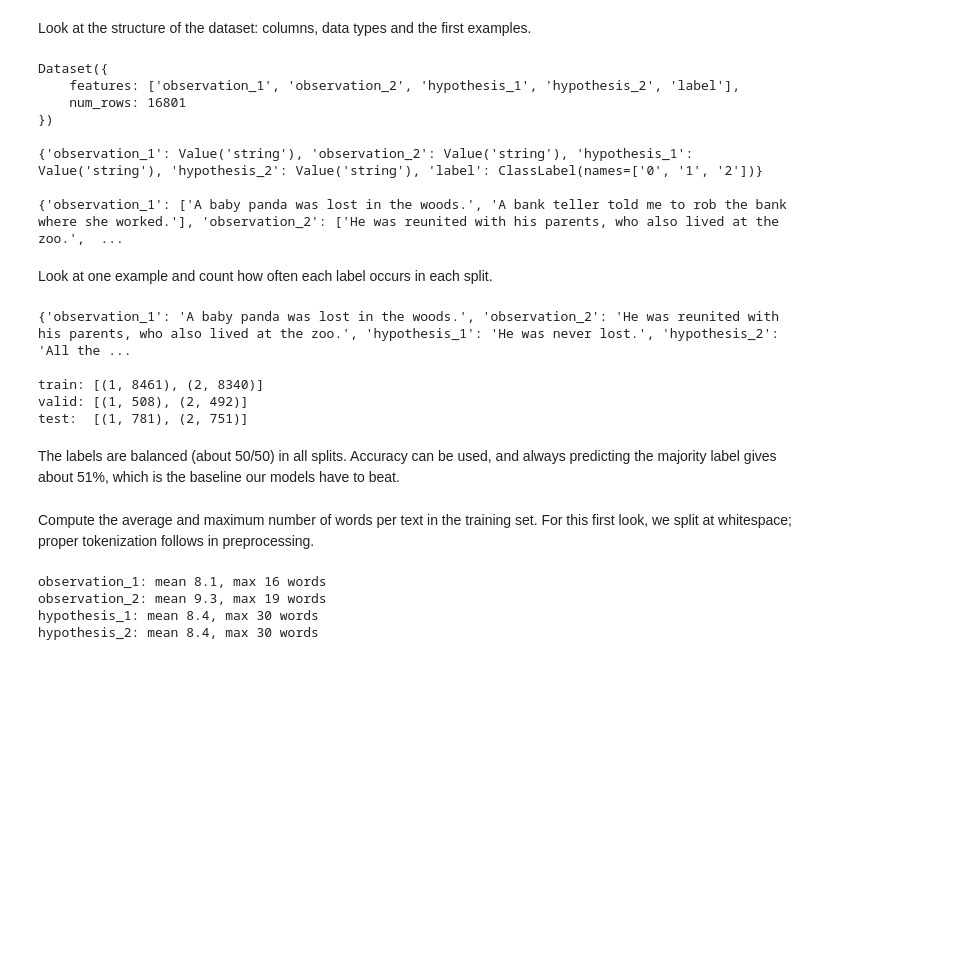
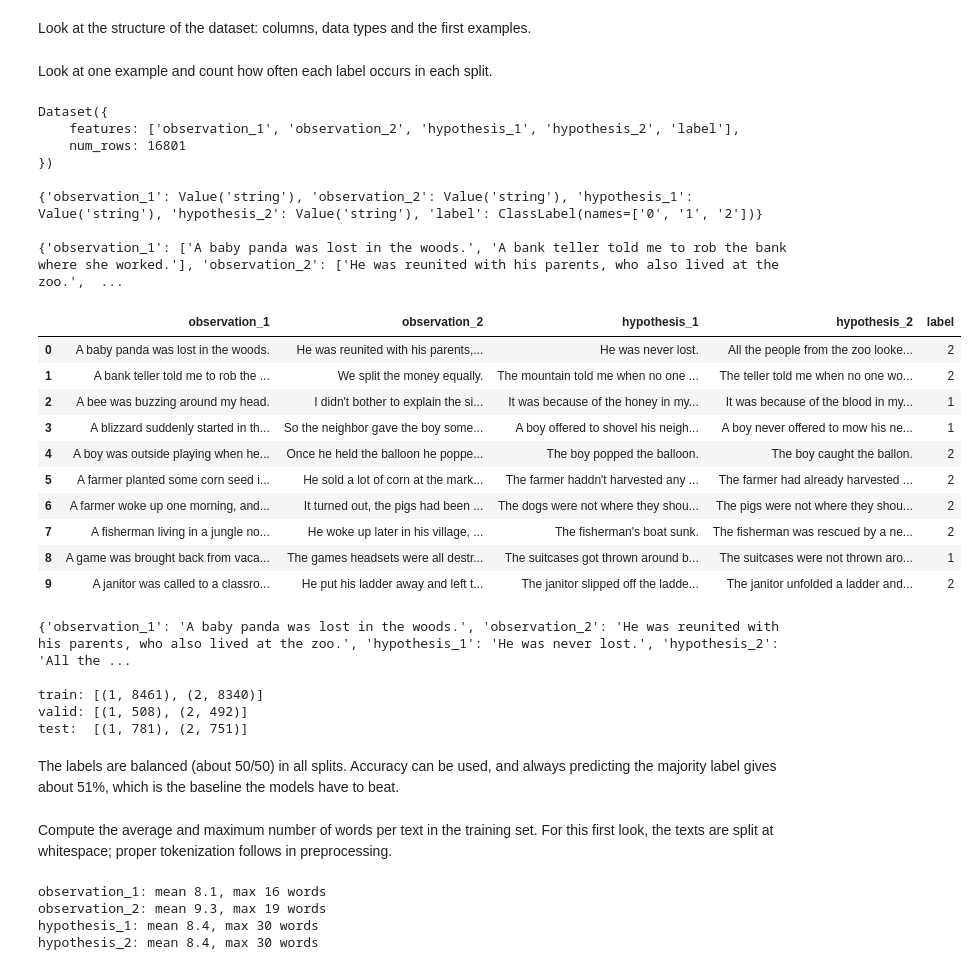
Before and after one commit to mariamicioni/nlp-project1-art, a Jupyter notebook: 01_data_exploration.ipynb, the cells around one changed output. Cells and saved outputs as stored; diff of their text form; code cells hidden in the pictures; blank space fills up the shorter version.

```diff
--- a/01_data_exploration.ipynb
+++ b/01_data_exploration.ipynb
@@ -15,23 +15,38 @@ print(len(train), len(valid), len(test))
 16801 1000 1532
 # %% [markdown]
 Look at the structure of the dataset: columns, data types and the first examples.
-# %%
-print(train)
-print()
-print(train.features)
-print()
-print(train[:2])
-# %% [output]
-Dataset({
-    features: ['observation_1', 'observation_2', 'hypothesis_1', 'hypothesis_2', 'label'],
-    num_rows: 16801
-})
-
-{'observation_1': Value('string'), 'observation_2': Value('string'), 'hypothesis_1': Value('string'), 'hypothesis_2': Value('string'), 'label': ClassLabel(names=['0', '1', '2'])}
-
-{'observation_1': ['A baby panda was lost in the woods.', 'A bank teller told me to rob the bank where she worked.'], 'observation_2': ['He was reunited with his parents, who also lived at the zoo.',  ...
 # %% [markdown]
 Look at one example and count how often each label occurs in each split.
+# %%
+print(train)
+print()
+print(train.features)
+print()
+print(train[:2])
+
+import pandas as pd
+pd.set_option('display.max_colwidth', None)
+train.to_pandas().head(10)
+# %% [output]
+Dataset({
+    features: ['observation_1', 'observation_2', 'hypothesis_1', 'hypothesis_2', 'label'],
+    num_rows: 16801
+})
+
+{'observation_1': Value('string'), 'observation_2': Value('string'), 'hypothesis_1': Value('string'), 'hypothesis_2': Value('string'), 'label': ClassLabel(names=['0', '1', '2'])}
+
+{'observation_1': ['A baby panda was lost in the woods.', 'A bank teller told me to rob the bank where she worked.'], 'observation_2': ['He was reunited with his parents, who also lived at the zoo.',  ...
+|  | observation_1 | observation_2 | hypothesis_1 | hypothesis_2 | label |
+| 0 | A baby panda was lost in the woods. | He was reunited with his parents,... | He was never lost. | All the people from the zoo looke... | 2 |
+| 1 | A bank teller told me to rob the ... | We split the money equally. | The mountain told me when no one ... | The teller told me when no one wo... | 2 |
+| 2 | A bee was buzzing around my head. | I didn't bother to explain the si... | It was because of the honey in my... | It was because of the blood in my... | 1 |
+| 3 | A blizzard suddenly started in th... | So the neighbor gave the boy some... | A boy offered to shovel his neigh... | A boy never offered to mow his ne... | 1 |
+| 4 | A boy was outside playing when he... | Once he held the balloon he poppe... | The boy popped the balloon. | The boy caught the ballon. | 2 |
+| 5 | A farmer planted some corn seed i... | He sold a lot of corn at the mark... | The farmer haddn't harvested any ... | The farmer had already harvested ... | 2 |
+| 6 | A farmer woke up one morning, and... | It turned out, the pigs had been ... | The dogs were not where they shou... | The pigs were not where they shou... | 2 |
+| 7 | A fisherman living in a jungle no... | He woke up later in his village, ... | The fisherman's boat sunk. | The fisherman was rescued by a ne... | 2 |
+| 8 | A game was brought back from vaca... | The games headsets were all destr... | The suitcases got thrown around b... | The suitcases were not thrown aro... | 1 |
+| 9 | A janitor was called to a classro... | He put his ladder away and left t... | The janitor slipped off the ladde... | The janitor unfolded a ladder and... | 2 |
 # %%
 import nltk
 
@@ -47,9 +62,9 @@ train: [(1, 8461), (2, 8340)]
 valid: [(1, 508), (2, 492)]
 test:  [(1, 781), (2, 751)]
 # %% [markdown]
-The labels are balanced (about 50/50) in all splits. Accuracy can be used, and always predicting the majority label gives about 51%, which is the baseline our models have to beat.
+The labels are balanced (about 50/50) in all splits. Accuracy can be used, and always predicting the majority label gives about 51%, which is the baseline the models have to beat.
 # %% [markdown]
-Compute the average and maximum number of words per text in the training set. For this first look, we split at whitespace; proper tokenization follows in preprocessing.
+Compute the average and maximum number of words per text in the training set. For this first look, the texts are split at whitespace; proper tokenization follows in preprocessing.
 # %%
 for column in ["observation_1", "observation_2", "hypothesis_1", "hypothesis_2"]:
     lengths = [len(text.split()) for text in train[column]]
```
Also changed, not shown: parts of 1 cell of this notebook.
